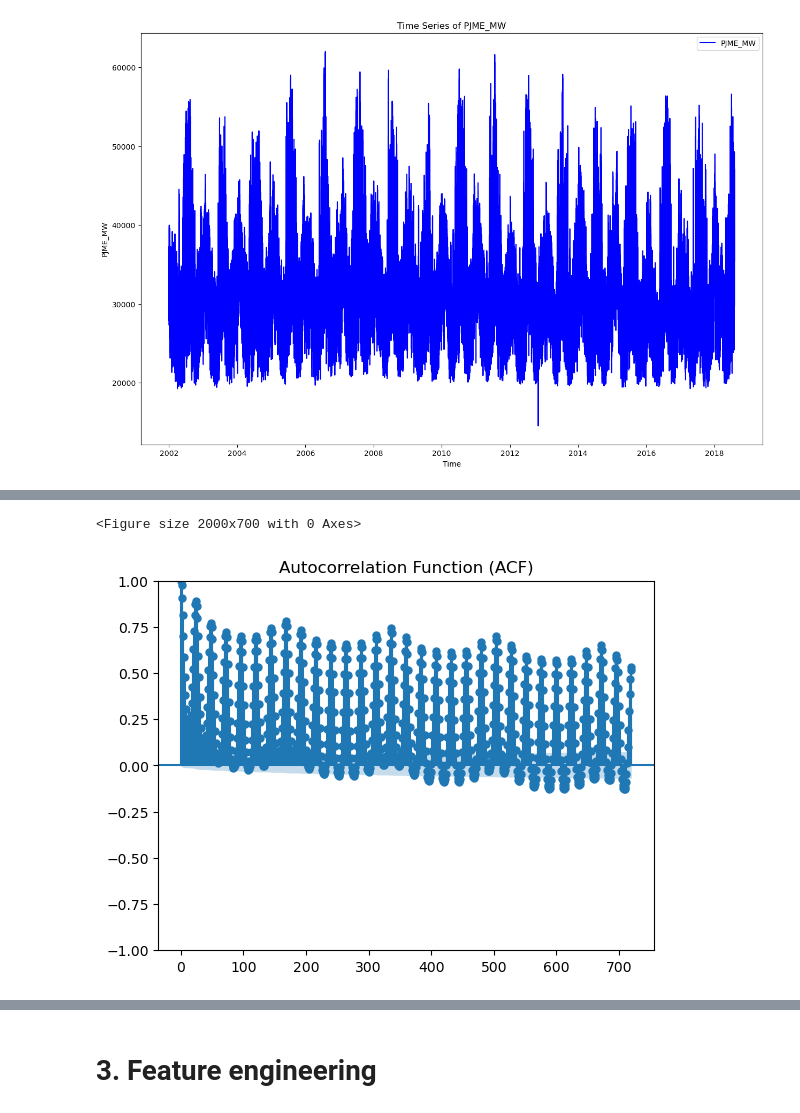
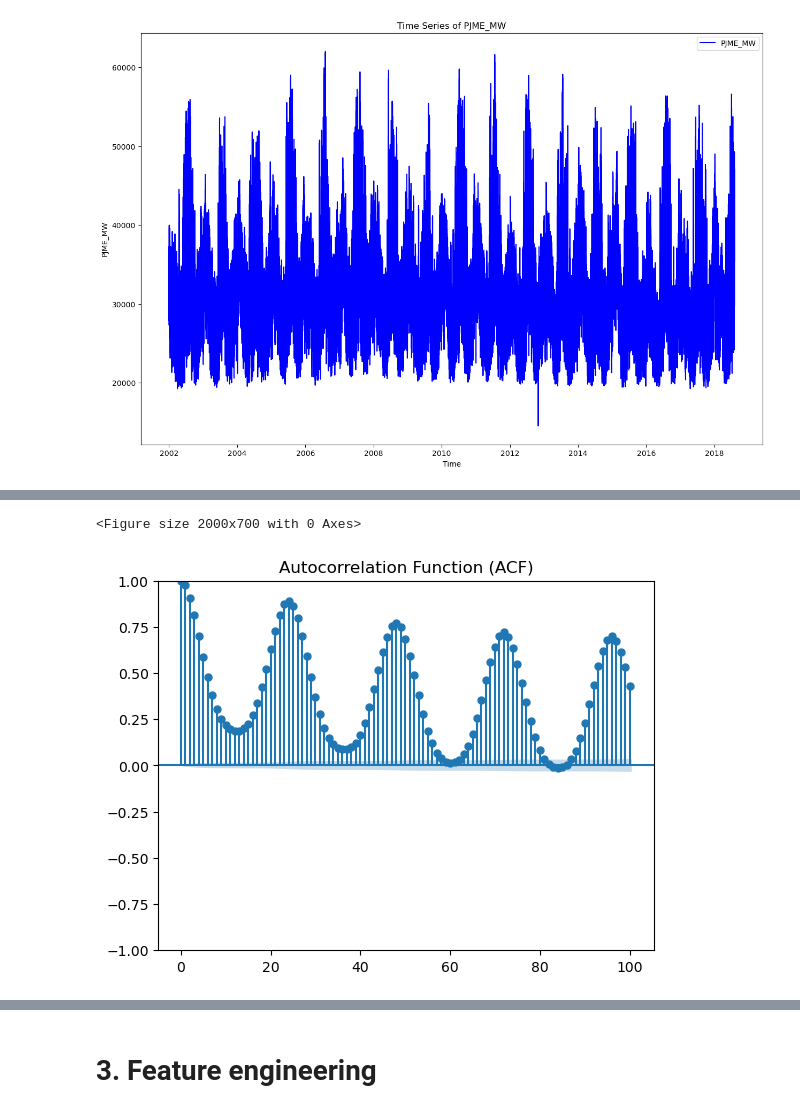
Before and after one commit to peerapat-t/Hourly-energy-consumption-prediction, a Jupyter notebook: Housely energy consumption prediction.ipynb, the cells around one changed output, grey strips where cells are left out. Cells and saved outputs as stored; diff of their text form; code cells hidden in the pictures.

```diff
--- a/Housely energy consumption prediction.ipynb
+++ b/Housely energy consumption prediction.ipynb
@@ -174,8 +183,8 @@ plt.show()
 # %%
 plt.figure(figsize=(20, 7))
-plot_acf(df['PJME_MW'], lags=720)
+plot_acf(df['PJME_MW'], lags=100)
 plt.title('Autocorrelation Function (ACF)')
 plt.show()
 # %% [output]
 <Figure size 2000x700 with 0 Axes>
-[figure, old version]
+[figure, new version]
```
Also changed, not shown: parts of 28 cells of this notebook.
